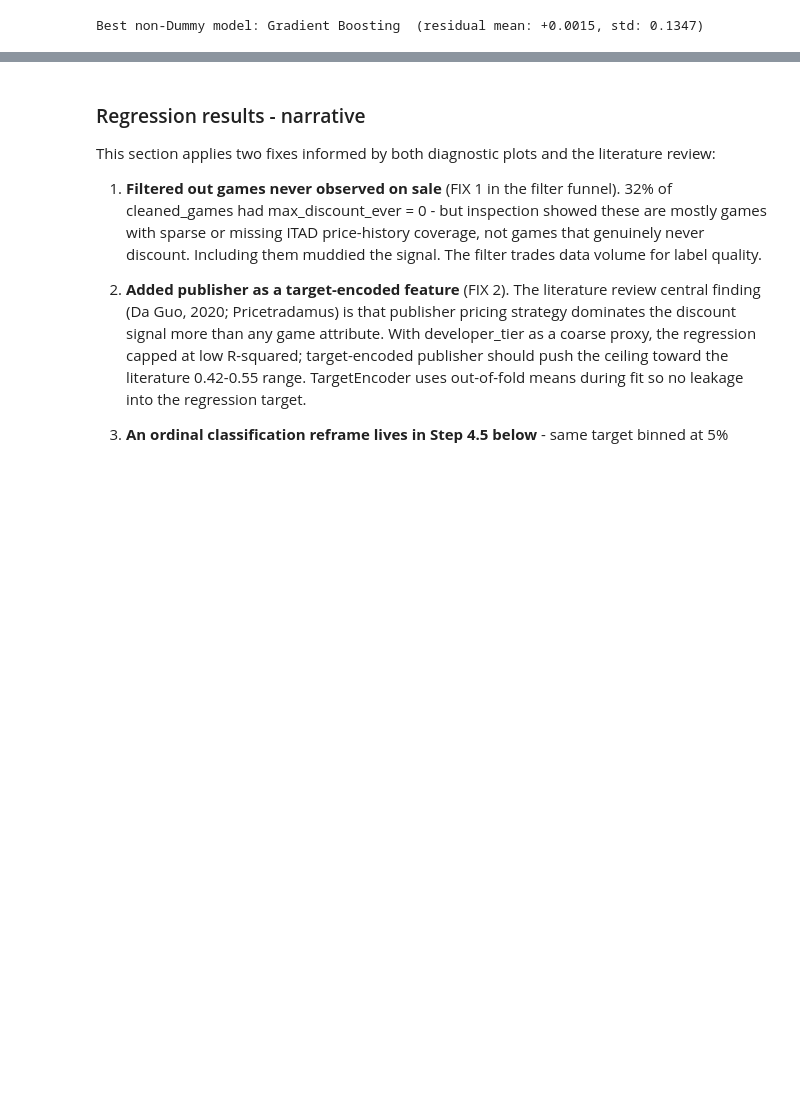
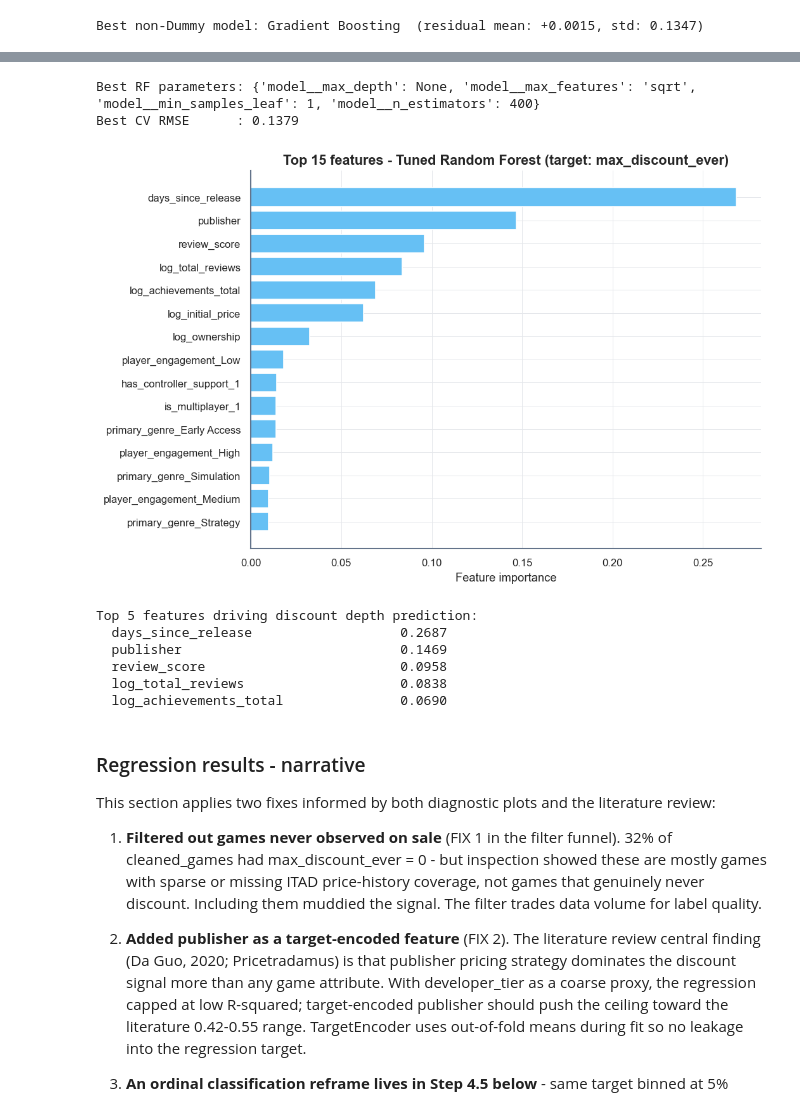
Before and after one commit to samsamotan/Y2T2-Final-Project, a Jupyter notebook: notebooks/04_ml_part1_price_and_value_retention.ipynb, the cells around one changed output, grey strips where cells are left out. Saved outputs shown, nothing was run; the diff lists cells and outputs as text; code cells hidden in the pictures; blank space fills up the shorter version.

```diff
--- a/notebooks/04_ml_part1_price_and_value_retention.ipynb
+++ b/notebooks/04_ml_part1_price_and_value_retention.ipynb
@@ -239,0 +246,17 @@ print(f'Transformed feature space: {X_transformed.shape[1]} columns after one-ho
+# %%
+# Preprocessing pipeline -- three branches:
+#   - StandardScaler on continuous numerics
+#   - OneHotEncoder on low-cardinality categoricals (drop one column for binary
+#     features so we don't carry redundant dummy pairs)
+#   - TargetEncoder on `publisher` (high-cardinality; uses out-of-fold means
+#     during fit so no leakage into the regression target)
+preprocessor = ColumnTransformer([
+    ('num', StandardScaler(),                                                     NUM_FEATURES),
+    ('cat', OneHotEncoder(handle_unknown='ignore', drop='if_binary'),             CAT_FEATURES),
+    ('pub', TargetEncoder(smooth=10.0, target_type='auto', random_state=42),      PUB_FEATURE),
+])
+X_transformed = preprocessor.fit_transform(
+    df_clean[NUM_FEATURES + CAT_FEATURES + PUB_FEATURE],
+    df_clean['max_discount_ever'] / 100,
+)
+print(f'Transformed feature space: {X_transformed.shape[1]} columns after one-hot + target encoding')
@@ -426,3 +407,56 @@ Top 5 features driving discount depth prediction:
+# %%
+# Hyperparameter tuning on the Random Forest
+rf_param_grid = {
+    'model__n_estimators':     [200, 400],
+    'model__max_depth':        [8, 12, None],
+    'model__min_samples_leaf': [1, 3, 5],
+    'model__max_features':     ['sqrt', 'log2'],
+}
+
+rf_grid = GridSearchCV(
+    Pipeline([('prep', preprocessor), ('model', RandomForestRegressor(random_state=42, n_jobs=-1))]),
+    rf_param_grid,
+    scoring='neg_root_mean_squared_error',
+    cv=KFold(n_splits=5, shuffle=True, random_state=42),
+    n_jobs=-1,
+)
+rf_grid.fit(X_train_reg, y_train_reg)
+best_rf = rf_grid.best_estimator_
+print(f'Best RF parameters: {rf_grid.best_params_}')
+print(f'Best CV RMSE      : {-rf_grid.best_score_:.4f}')
+# %% [output]
+Best RF parameters: {'model__max_depth': None, 'model__max_features': 'sqrt', 'model__min_samples_leaf': 1, 'model__n_estimators': 400}
+Best CV RMSE      : 0.1379
+# %%
+# Feature importance from the tuned RF
+# Pull feature names directly from the fitted ColumnTransformer so we get
+# the right count regardless of how each branch (numeric / one-hot / target)
+# expands its inputs. Strip the 'num__' / 'cat__' / 'pub__' prefixes.
+prep = best_rf.named_steps['prep']
+feat_names  = [n.split('__', 1)[-1] for n in prep.get_feature_names_out()]
+importances = best_rf.named_steps['model'].feature_importances_
+fi = (pd.DataFrame({'Feature': feat_names, 'Importance': importances})
+        .sort_values('Importance', ascending=False)
+        .head(15))
+
+fig, ax = plt.subplots(figsize=(9, 6))
+ax.barh(fi['Feature'][::-1], fi['Importance'][::-1], color=PALETTE['cyan'])
+ax.set_xlabel('Feature importance')
+ax.set_title('Top 15 features - Tuned Random Forest (target: max_discount_ever)')
+plt.tight_layout()
+plt.show()
+
+print('\nTop 5 features driving discount depth prediction:')
+for _, row in fi.head(5).iterrows():
+    print(f"  {row['Feature']:35s}  {row['Importance']:.4f}")
+# %% [output]
+[figure, added]
+Top 5 features driving discount depth prediction:
+  days_since_release                   0.2687
+  publisher                            0.1469
+  review_score                         0.0958
+  log_total_reviews                    0.0838
+  log_achievements_total               0.0690
 # %% [markdown]
 ### Regression results - narrative
 
```
Also changed, not shown: parts of 33 cells of this notebook, 10 other files.
